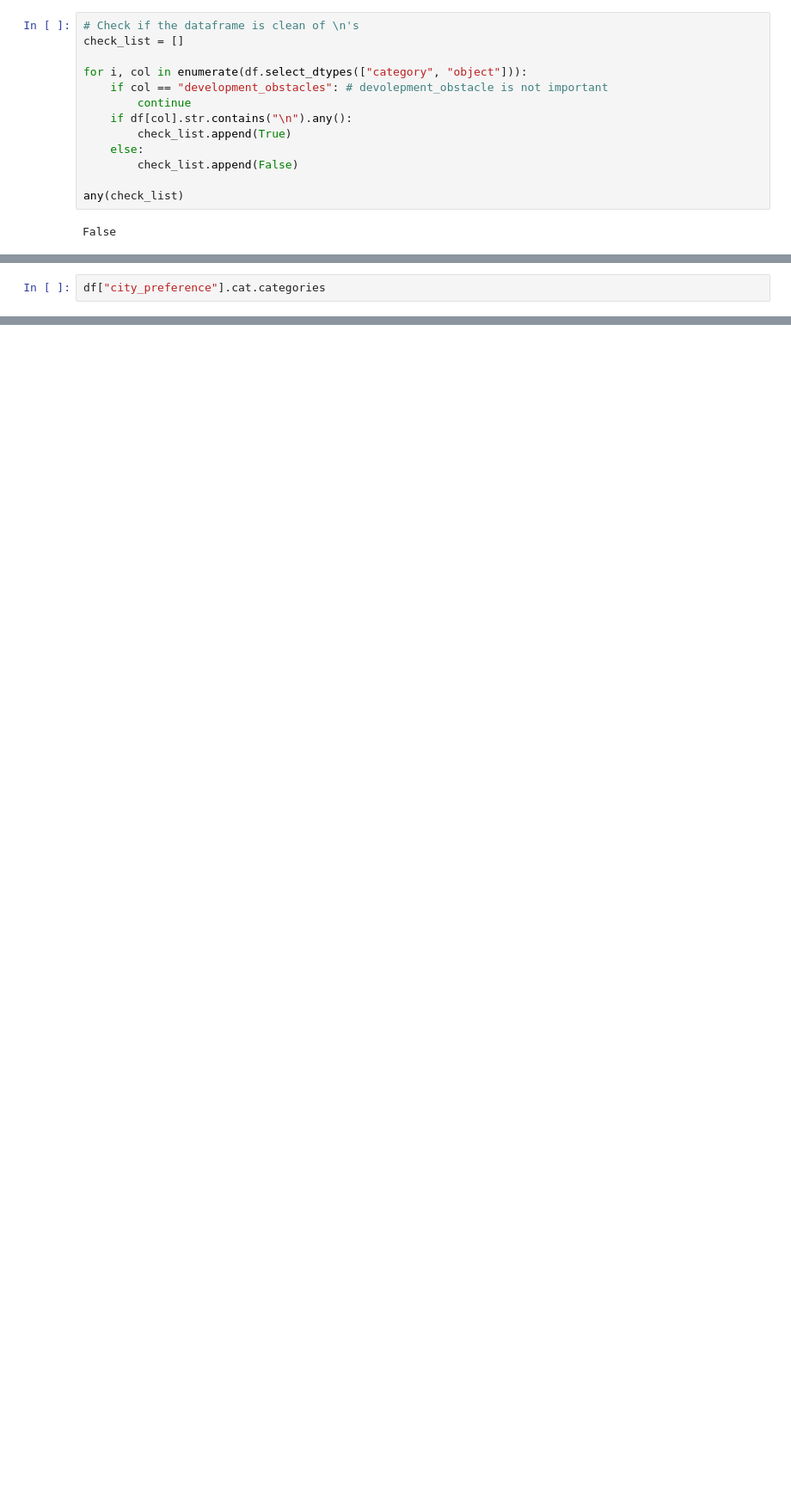
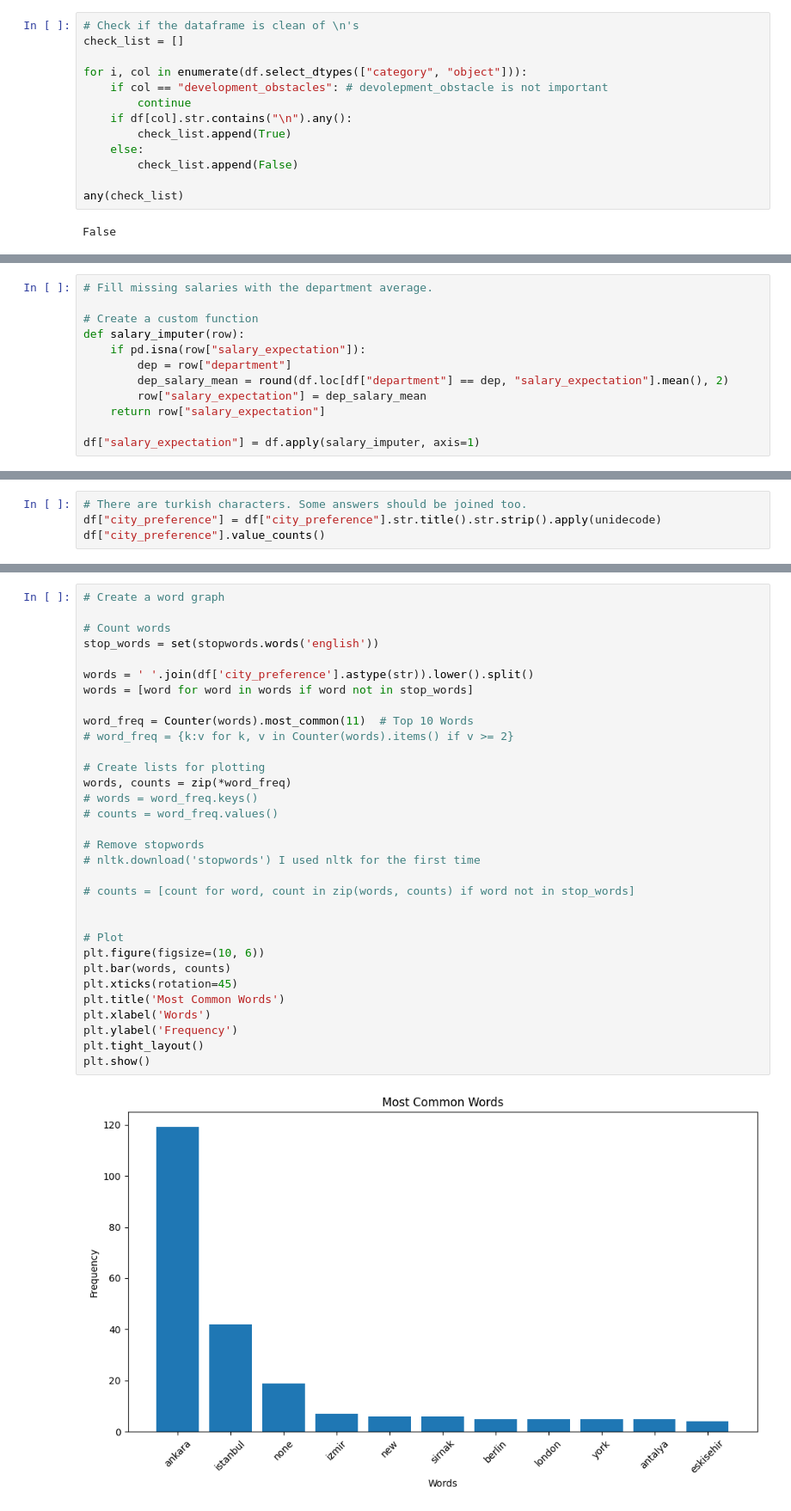
Before and after one commit to alitasbas/365-Project, a Jupyter notebook: Data Cleaning.ipynb, the cells around one changed output, grey strips where cells are left out. Shown: that part at 86% size. Saved outputs shown, nothing was run; the diff lists cells and outputs as text; blank space fills up the shorter version.

Commit message:
Data cleaning is done. Word cloud is created.

```diff
--- a/Data Cleaning.ipynb
+++ b/Data Cleaning.ipynb
@@ -204,0 +243,12 @@ memory usage: 11.4+ KB
+# %%
+# Fill missing salaries with the department average.
+
+# Create a custom function
+def salary_imputer(row):
+    if pd.isna(row["salary_expectation"]):
+        dep = row["department"]
+        dep_salary_mean = round(df.loc[df["department"] == dep, "salary_expectation"].mean(), 2)
+        row["salary_expectation"] = dep_salary_mean
+    return row["salary_expectation"]
+
+df["salary_expectation"] = df.apply(salary_imputer, axis=1)
@@ -205,3 +277,5 @@ memory usage: 11.4+ KB
 # %%
-df["city_preference"].cat.categories
+# There are turkish characters. Some answers should be joined too.
+df["city_preference"] = df["city_preference"].str.title().str.strip().apply(unidecode)
+df["city_preference"].value_counts()
 # %% [output]
@@ -208,0 +294,34 @@ AttributeError: Can only use .cat accessor with a 'category' dtype
+# %%
+# Create a word graph
+
+# Count words
+stop_words = set(stopwords.words('english'))
+
+words = ' '.join(df['city_preference'].astype(str)).lower().split()
+words = [word for word in words if word not in stop_words]
+
+word_freq = Counter(words).most_common(11)  # Top 10 Words
+# word_freq = {k:v for k, v in Counter(words).items() if v >= 2}
+
+# Create lists for plotting
+words, counts = zip(*word_freq)
+# words = word_freq.keys()
+# counts = word_freq.values()
+
+# Remove stopwords
+# nltk.download('stopwords') I used nltk for the first time
+
+# counts = [count for word, count in zip(words, counts) if word not in stop_words]
+
+
+# Plot
+plt.figure(figsize=(10, 6))
+plt.bar(words, counts)
+plt.xticks(rotation=45)
+plt.title('Most Common Words')
+plt.xlabel('Words')
+plt.ylabel('Frequency')
+plt.tight_layout()
+plt.show()
+# %% [output]
+[figure, added]
```
Also changed, not shown: parts of 16 cells of this notebook, 5 other files.
